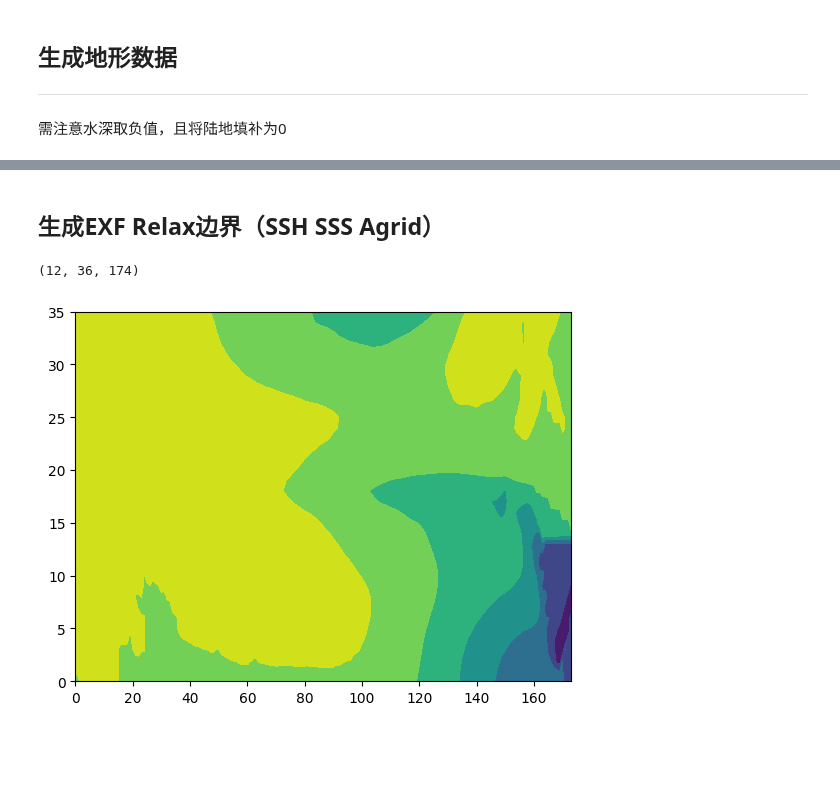
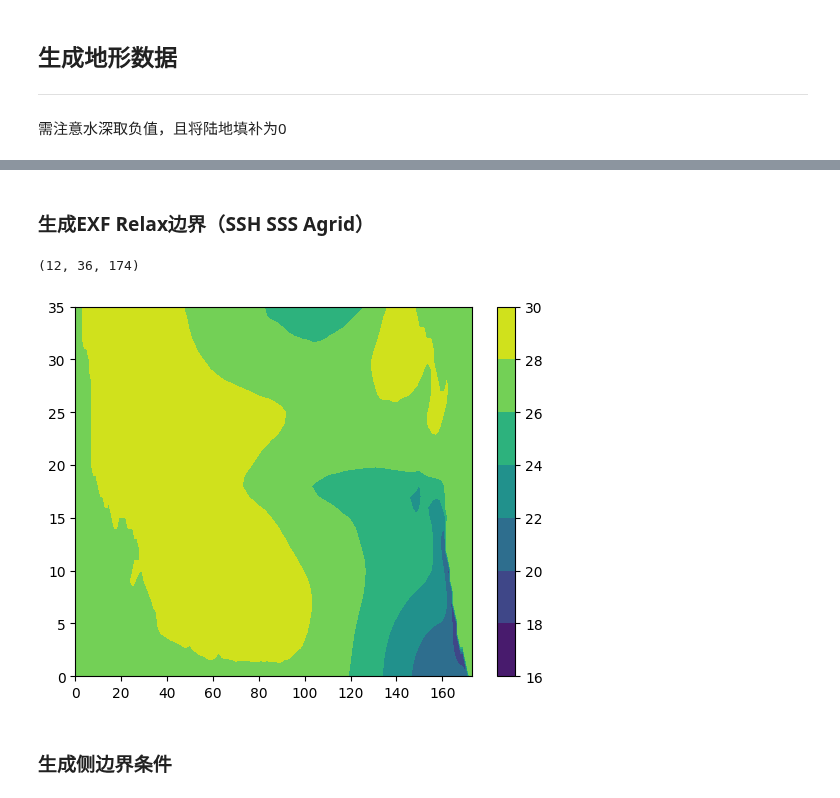
Before and after one commit to FattyZH/eqp-dlfv-mitgcm-era5, a Jupyter notebook: script/gendata_Hydrog.ipynb, the cells around one changed output, grey strips where cells are left out. Drawn from its saved outputs; the diff is of its cells as text; code cells hidden in the pictures; blank space fills up the shorter version.

```diff
--- a/script/gendata_Hydrog.ipynb
+++ b/script/gendata_Hydrog.ipynb
@@ -179,19 +171,25 @@ plt.colorbar()
 # %% [markdown]
-## 生成EXF Relax边界（SSH SSS Agrid）
+### 生成EXF Relax边界（SSH SSS Agrid）
 # %%
+ds = xr.open_dataset(fclim)
+thetao = ds['thetao'][:,0]
+so = ds['so'][:,0]
 
-ds = xr.open_dataset(fclim)
-thetao = ds['thetao'][:,0].loc[:,y0:y1:inc,x0:x1:inc]
-so = ds['so'][:,0].loc[:,y0:y1:inc,x0:x1:inc]
-theta = thetao.values
-s = so.values
-for i in range(thetao.shape[0]):
-    theta[i] = fillna(theta[i])
-    s[i] = fillna(s[i])
+thetao.values[:, mask_ho] = np.nan
+so.values[:, mask_ho] = np.nan
+
+thetao.values = gsmooth2d(thetao.values,sigma=inc/3,threshold=0.1,fill_value=28)
+so.values = gsmooth2d(so.values,sigma=inc/3,threshold=0.1,fill_value=34)
+thetao = thetao.loc[:,y0:y1:inc,x0:x1:inc]
+so = so.loc[:,y0:y1:inc,x0:x1:inc]
+theta, s = thetao.values, so.values
 plt.contourf(theta.mean(0))
+plt.colorbar()
 print(theta.shape)
 writebin(opath+'sst_clim.bin',theta)
 writebin(opath+'sss_clim.bin',s)
 # %% [output]
 (12, 36, 174)
-[figure, old version]
+[figure, new version]
+# %% [markdown]
+### 生成侧边界条件
```
Also changed, not shown: parts of 12 cells of this notebook, 4 other files.
